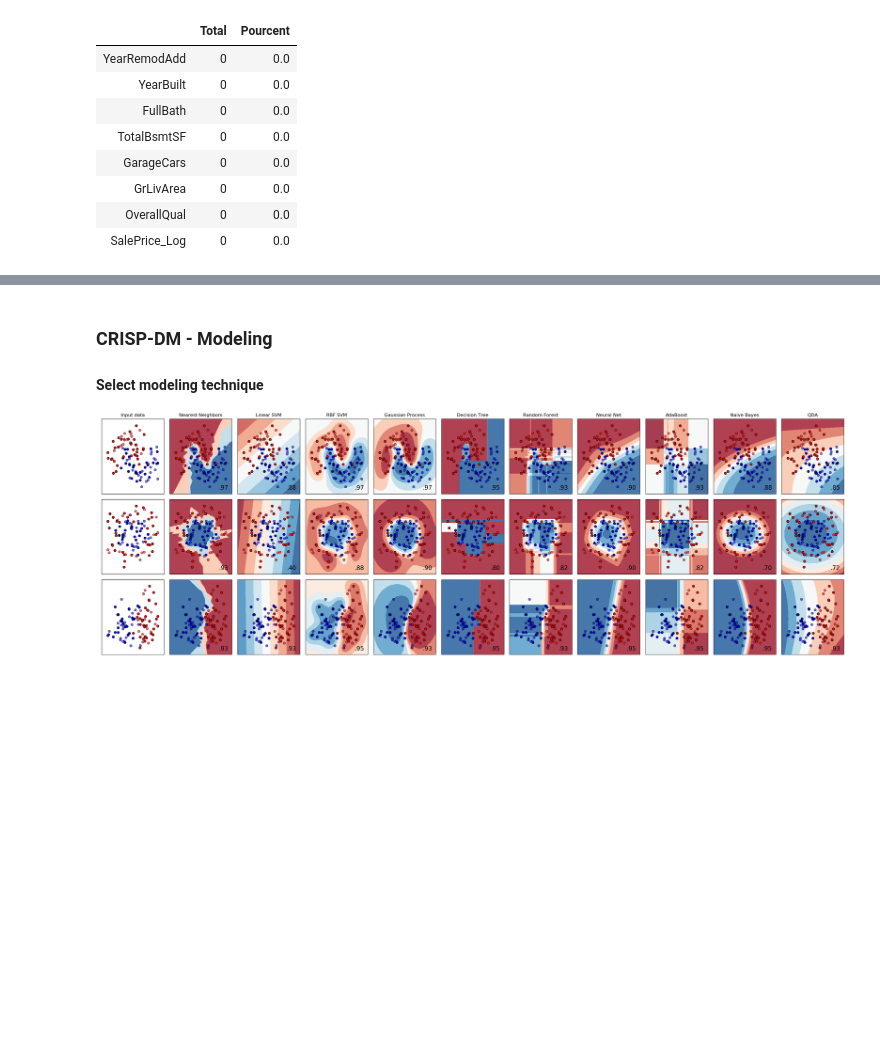
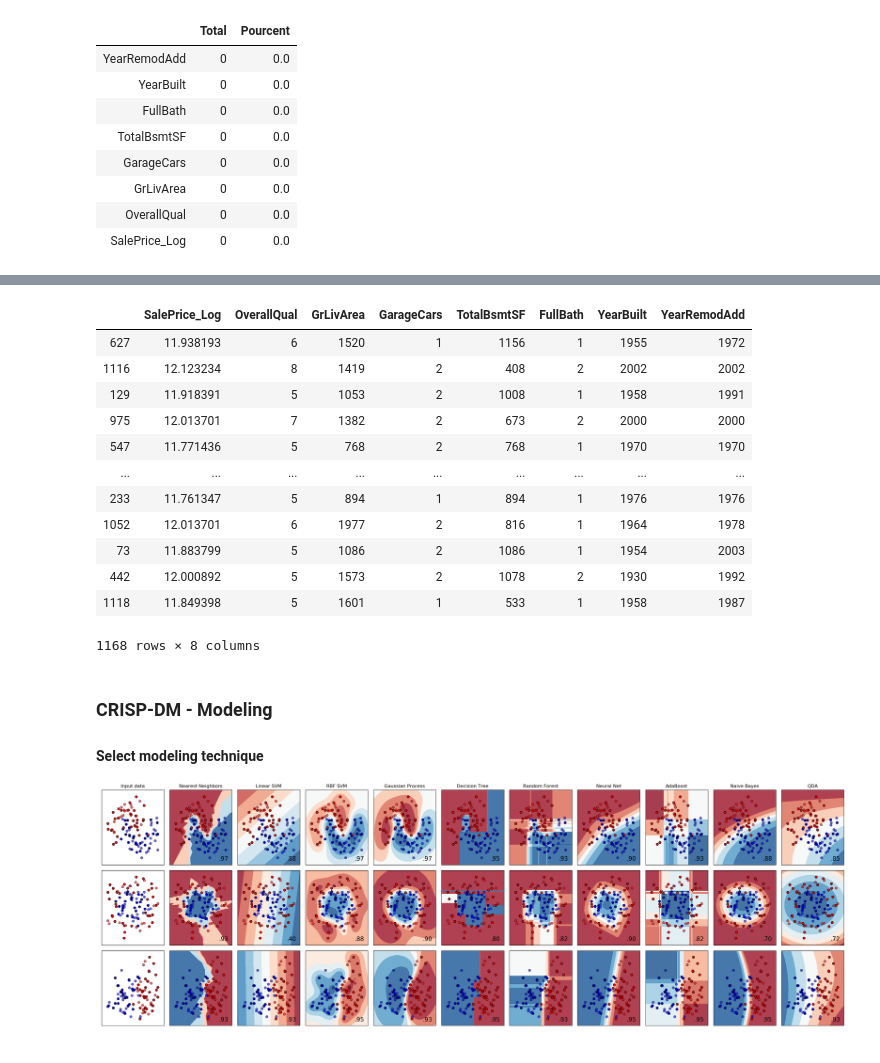
Before and after one commit to migrosdata/HousePrices, a Jupyter notebook: GroupC.ipynb, the cells around one changed output, grey strips where cells are left out. Saved outputs shown, nothing was run; the diff lists cells and outputs as text; code cells hidden in the pictures; blank space fills up the shorter version.

Commit message:
Split ta maman

```diff
--- a/GroupC.ipynb
+++ b/GroupC.ipynb
@@ -513,3 +523,19 @@ comme tri préalable des données?
+# %%
+df_final_train, df_final_test = train_test_split(df_train_select, test_size=0.20)
+# %% [output]
+|  | SalePrice_Log | OverallQual | GrLivArea | GarageCars | TotalBsmtSF | FullBath | YearBuilt | YearRemodAdd |
+| 627 | 11.938193 | 6 | 1520 | 1 | 1156 | 1 | 1955 | 1972 |
+| 1116 | 12.123234 | 8 | 1419 | 2 | 408 | 2 | 2002 | 2002 |
+| 129 | 11.918391 | 5 | 1053 | 2 | 1008 | 1 | 1958 | 1991 |
+| 975 | 12.013701 | 7 | 1382 | 2 | 673 | 2 | 2000 | 2000 |
+| 547 | 11.771436 | 5 | 768 | 2 | 768 | 1 | 1970 | 1970 |
+| ... | ... | ... | ... | ... | ... | ... | ... | ... |
+| 233 | 11.761347 | 5 | 894 | 1 | 894 | 1 | 1976 | 1976 |
+| 1052 | 12.013701 | 6 | 1977 | 2 | 816 | 1 | 1964 | 1978 |
+| 73 | 11.883799 | 5 | 1086 | 2 | 1086 | 1 | 1954 | 2003 |
+| 442 | 12.000892 | 5 | 1573 | 2 | 1078 | 2 | 1930 | 1992 |
+| 1118 | 11.849398 | 5 | 1601 | 1 | 533 | 1 | 1958 | 1987 |
+1168 rows × 8 columns
 # %% [markdown]
 ### CRISP-DM - Modeling
 
```
Also changed, not shown: parts of 4 cells of this notebook.
